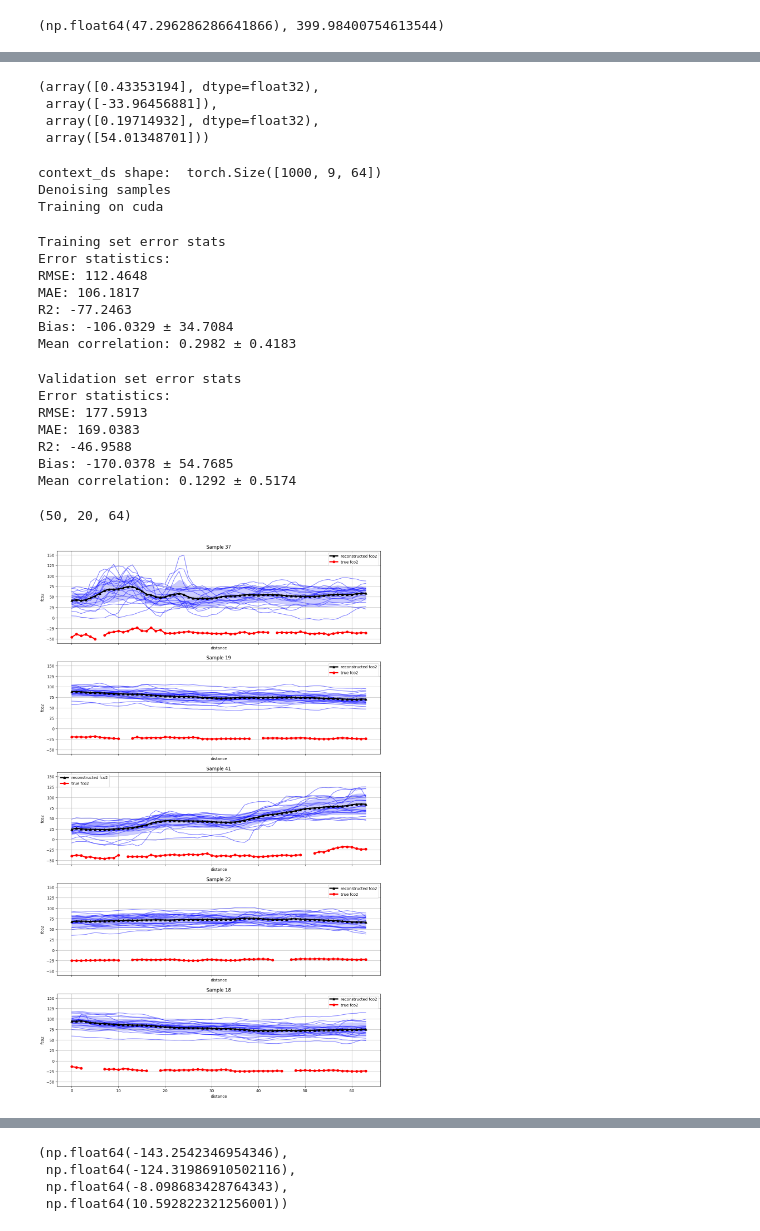
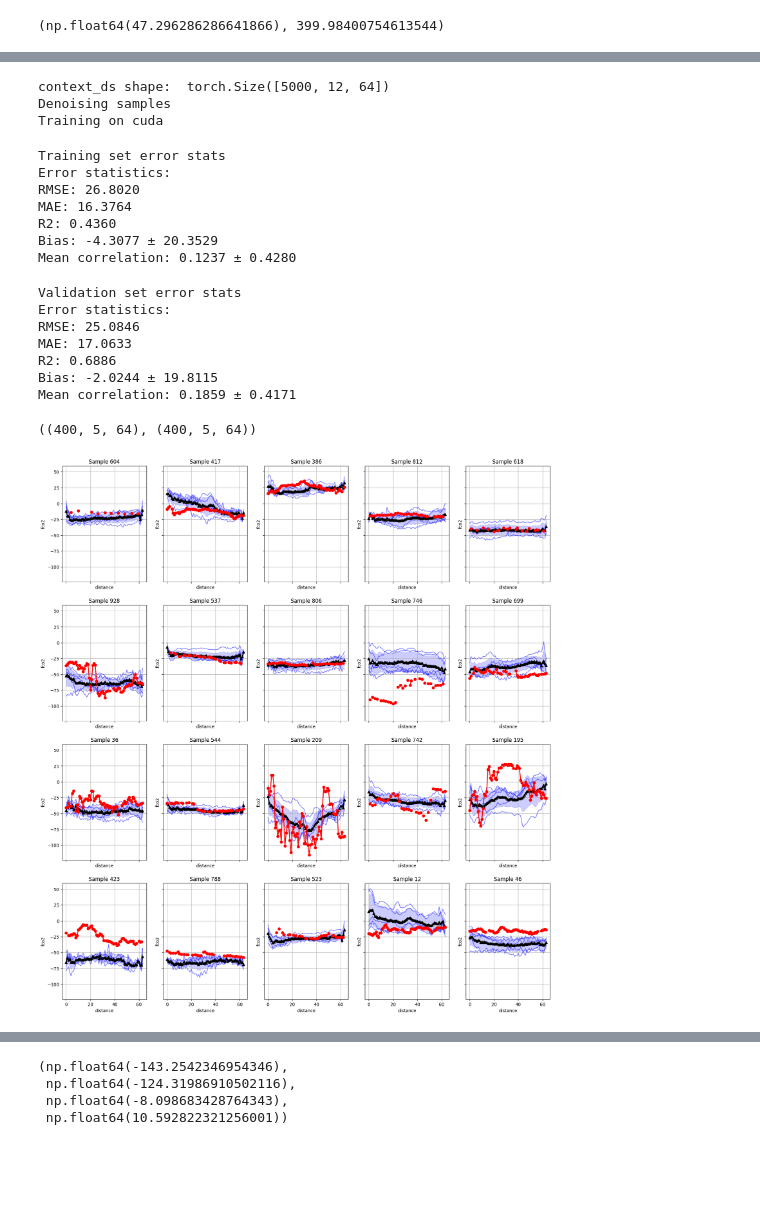
Before and after one commit to ebrusoni/fco2diffusion, a Jupyter notebook: training/loss_analysis.ipynb, the cells around one changed output, grey strips where cells are left out. Saved outputs shown, nothing was run; the diff lists cells and outputs as text; code cells hidden in the pictures; blank space fills up the shorter version.

```diff
--- a/training/loss_analysis.ipynb
+++ b/training/loss_analysis.ipynb
@@ -60,13 +75,15 @@ params['predictors']
 # %%
 from fco2models.utraining import prepare_segment_ds, normalize_dss, get_stats
 predictors = params['predictors']
+#predictors = ['sst_cci', 'sss_cci', 'chl_globcolour', 'day_of_year']
 info = ['lat', 'lon', 'day_of_year', 'year', 'expocode']
 (train_ds, train_coords), (val_ds, val_coords) = prepare_segment_ds([train_df, val_df], predictors, info=info)
+#np.random.shuffle(val_ds) # val_coord ARE NO LONGER VALID IF YOU SHUFFLE val_ds_norm
 train_stats = get_stats(train_ds)
 # np.random.shuffle(np.concatenate([val_ds, val_coords], axis=1))
 # print(val_ds[0, 0, :])
 # print(val_coords[0, 0, :])
-ignore = [7, 8, 9] # do not normalize these columns
+ignore = [] # do not normalize these columns
 train_ds_norm, val_ds_norm = normalize_dss([train_ds.copy(), val_ds.copy()], train_stats, params['mode'], ignore=ignore)
 stats = {'train_means': train_stats['means'],
          'train_stds': train_stats['stds'],
@@ -152,6 +158,6 @@ AssertionError:
 # %%
-n_rec = 20
-n_samples = 50
+n_rec = 5
+n_samples = 1000
 # %%
 from fco2models.utraining import full_denoise
 from torch.utils.data import Dataset, DataLoader
@@ -171,24 +177,17 @@ context_ds shape:  torch.Size([1000, 9, 64])
 Denoising samples
 Training on cuda
-# %%
-np.nanmean(val_samples_norm, axis=(0,2)),np.nanmean(val_ds[:, 0:1, :], axis=(0,2)), np.nanstd(val_samples_norm, axis=(0,2)), np.nanstd(val_ds[:, 0:1, :], axis=(0,2))
-# %% [output]
-(array([0.43353194], dtype=float32),
- array([-33.96456881]),
- array([0.19714932], dtype=float32),
- array([54.01348701]))
 # %%
 train_context = train_ds_norm[:n_samples, 1:, :]
 train_context_ds = torch.from_numpy(np.repeat(train_context, n_rec, axis=0)).float()
 print("context_ds shape: ", train_context_ds.shape)
-train_context_loader = DataLoader(train_context_ds, batch_size=128, shuffle=False)
+train_context_loader = DataLoader(train_context_ds, batch_size=256, shuffle=False)
 
 with torch.no_grad():
     # denoise the samples
     print("Denoising samples")
     train_samples_norm = full_denoise(model, noise_scheduler, train_context_loader, jump=20)
 # %% [output]
-context_ds shape:  torch.Size([1000, 9, 64])
+context_ds shape:  torch.Size([5000, 12, 64])
 Denoising samples
 Training on cuda
 # %%
@@ -196,7 +195,7 @@ from fco2models.ueval import get_error_stats, rescale
 # get error stats for the training set
 print("Training set error stats")
 train_samples = rescale(
-    train_samples_norm.copy(), stats, params['mode'], ignore=ignore
+    train_samples_norm.copy(), stats, params['mode'],
     ).reshape(n_samples, n_rec, -1)
 train_error_dict = get_error_stats(
     train_samples,
@@ -205,17 +204,17 @@ train_error_dict = get_error_stats(
 # %% [output]
 Training set error stats
 Error statistics:
-RMSE: 112.4648
-MAE: 106.1817
-R2: -77.2463
-Bias: -106.0329 ± 34.7084
-Mean correlation: 0.2982 ± 0.4183
+RMSE: 26.8020
+MAE: 16.3764
+R2: 0.4360
+Bias: -4.3077 ± 20.3529
+Mean correlation: 0.1237 ± 0.4280
 # %%
 from fco2models.ueval import get_error_stats, rescale
 # calculate the error statistics for the validation set
 print("Validation set error stats")
 val_samples = rescale(
-    val_samples_norm.copy(), stats, params['mode'], ignore=ignore
+    val_samples_norm.copy(), stats, params['mode'],
     ).reshape(val_samples_norm.shape)
 # val_ds_scaled = rescale(
 #     val_ds.copy(), stats, params['mode']
@@ -228,29 +227,29 @@ val_error_dict = get_error_stats(
 # %% [output]
 Validation set error stats
 Error statistics:
-RMSE: 177.5913
-MAE: 169.0383
-R2: -46.9588
-Bias: -170.0378 ± 54.7685
-Mean correlation: 0.1292 ± 0.5174
+RMSE: 25.0846
+MAE: 17.0633
+R2: 0.6886
+Bias: -2.0244 ± 19.8115
+Mean correlation: 0.1859 ± 0.4171
 # %%
-train_samples.shape
+train_samples.shape, val_samples.shape
 # %% [output]
-(50, 20, 64)
+((400, 5, 64), (400, 5, 64))
 # %%
 from fco2models.ueval import plot_samples
 import matplotlib.pyplot as plt
 
-ixs = np.random.choice(np.arange(0, n_samples), 5, replace=False)
-fig, axs = plt.subplots(len(ixs), 1, figsize=(15, len(ixs)*5), sharex=True, sharey=True)
-for i, ax in zip(ixs, axs):
+ixs = np.random.choice(np.arange(0, n_samples), 22, replace=False)
+fig, axs = plt.subplots(len(ixs) // 5, 5, figsize=(20, len(ixs)), sharex=True, sharey=True)
+for i, ax in zip(ixs, axs.flatten()):
     samples = train_samples[i, :, :]
     truth = train_ds[i, 0, :]
     plot_samples(ax, samples, truth, title=f"Sample {i}")
 
 plt.show()
 # %% [output]
-[figure, old version]
+[figure, new version]
 # %%
 from fco2models.ueval import plot_samples
 import matplotlib.pyplot as plt
```
Also changed, not shown: parts of 15 cells of this notebook.
